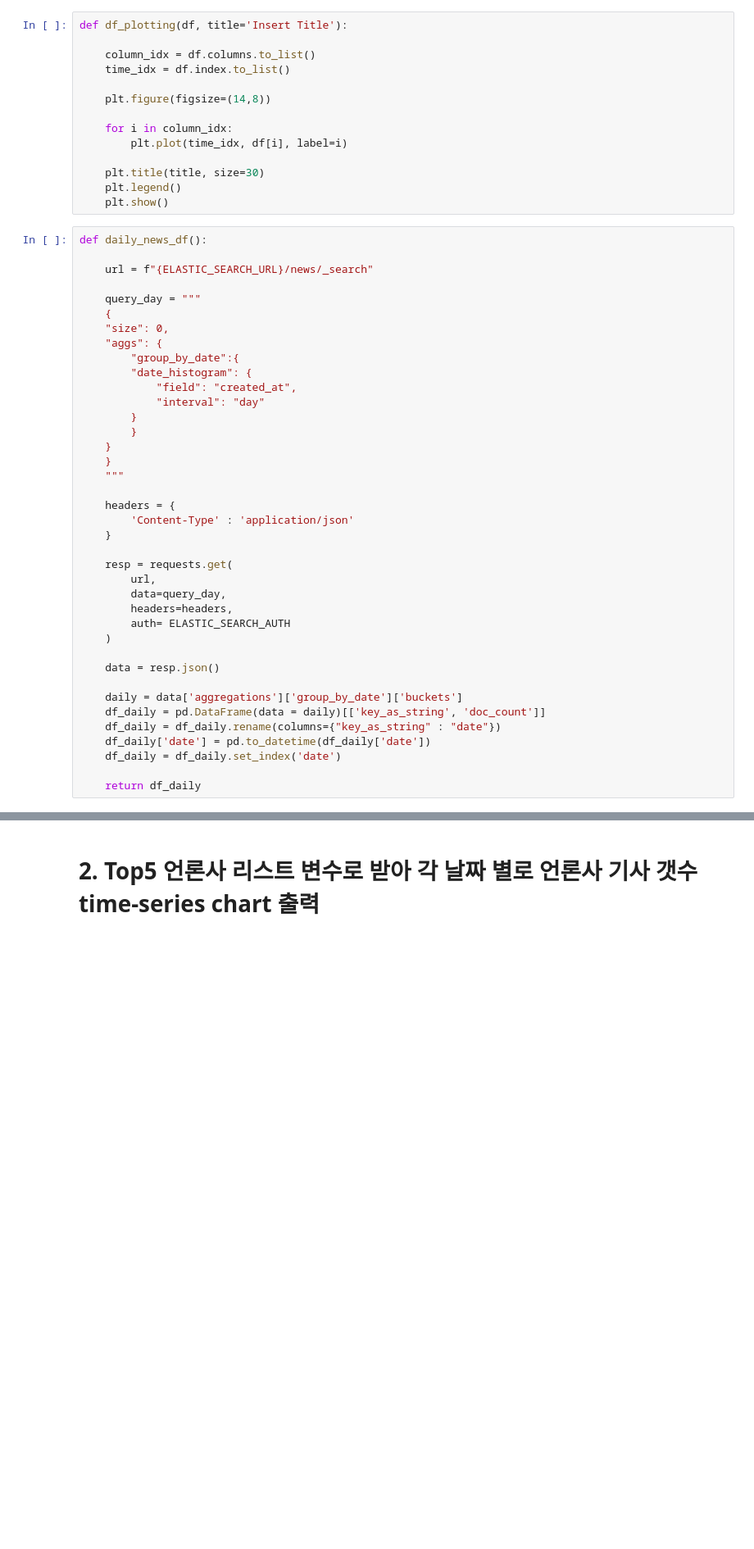
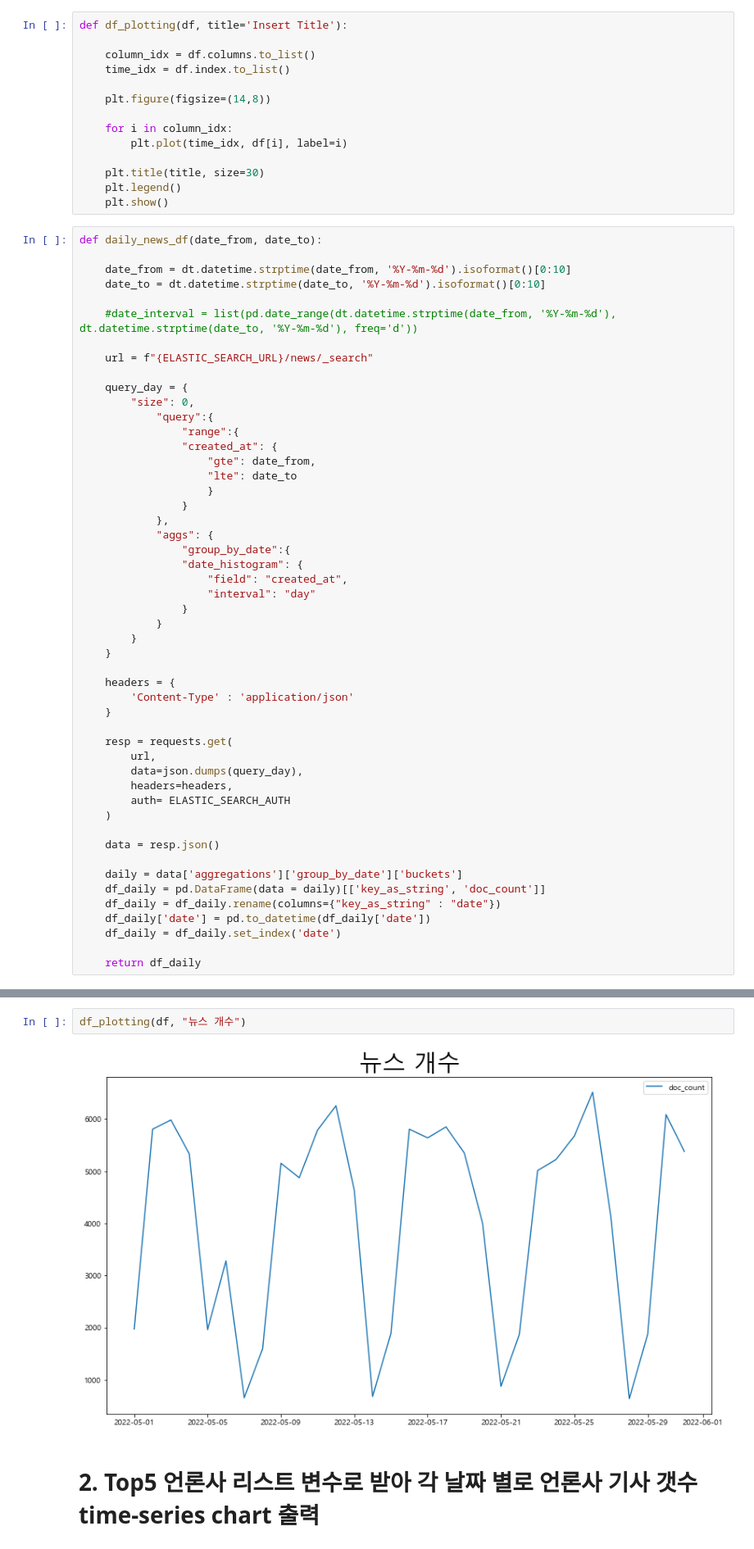
Before and after one commit to MalrangQuant/Unstructrued_data_TP, a Jupyter notebook: Final Organization/Final_Organization_Module.ipynb, the cells around one changed output, grey strips where cells are left out. Shown at 82% size. Cells and saved outputs as stored; diff of their text form; blank space fills up the shorter version.

```diff
--- a/Final Organization/Final_Organization_Module.ipynb
+++ b/Final Organization/Final_Organization_Module.ipynb
@@ -25,23 +36,34 @@ def df_plotting(df, title='Insert Title'):
     plt.legend()
     plt.show()
 # %%
-def daily_news_df():
+def daily_news_df(date_from, date_to):
+
+    date_from = dt.datetime.strptime(date_from, '%Y-%m-%d').isoformat()[0:10]
+    date_to = dt.datetime.strptime(date_to, '%Y-%m-%d').isoformat()[0:10]
+
+    #date_interval = list(pd.date_range(dt.datetime.strptime(date_from, '%Y-%m-%d'), dt.datetime.strptime(date_to, '%Y-%m-%d'), freq='d'))
 
     url = f"{ELASTIC_SEARCH_URL}/news/_search"
 
-    query_day = """
-    {
-    "size": 0,
-    "aggs": {
-        "group_by_date":{
-        "date_histogram": {
-            "field": "created_at",
-            "interval": "day"
-        }
+    query_day = {
+        "size": 0,
+            "query":{
+                "range":{
+                "created_at": {
+                    "gte": date_from,
+                    "lte": date_to
+                    }
+                }
+            },
+            "aggs": {
+                "group_by_date":{
+                "date_histogram": {
+                    "field": "created_at",
+                    "interval": "day"
+                }
+            }
         }
     }
-    }
-    """
 
     headers = {
         'Content-Type' : 'application/json'
@@ -49,7 +71,7 @@ def daily_news_df():
 
     resp = requests.get(
         url,
-        data=query_day,
+        data=json.dumps(query_day),
         headers=headers,
         auth= ELASTIC_SEARCH_AUTH
     )
@@ -72,3 +90,7 @@ df_plotting(df, "Daily News Count")
+# %%
+df_plotting(df, "뉴스 개수")
+# %% [output]
+[figure, added]
 # %% [markdown]
 # 2. Top5 언론사 리스트 변수로 받아 각 날짜 별로 언론사 기사 갯수 time-series chart 출력
 # %% [markdown]
```
Also changed, not shown: parts of 21 cells of this notebook, 2 other files.
